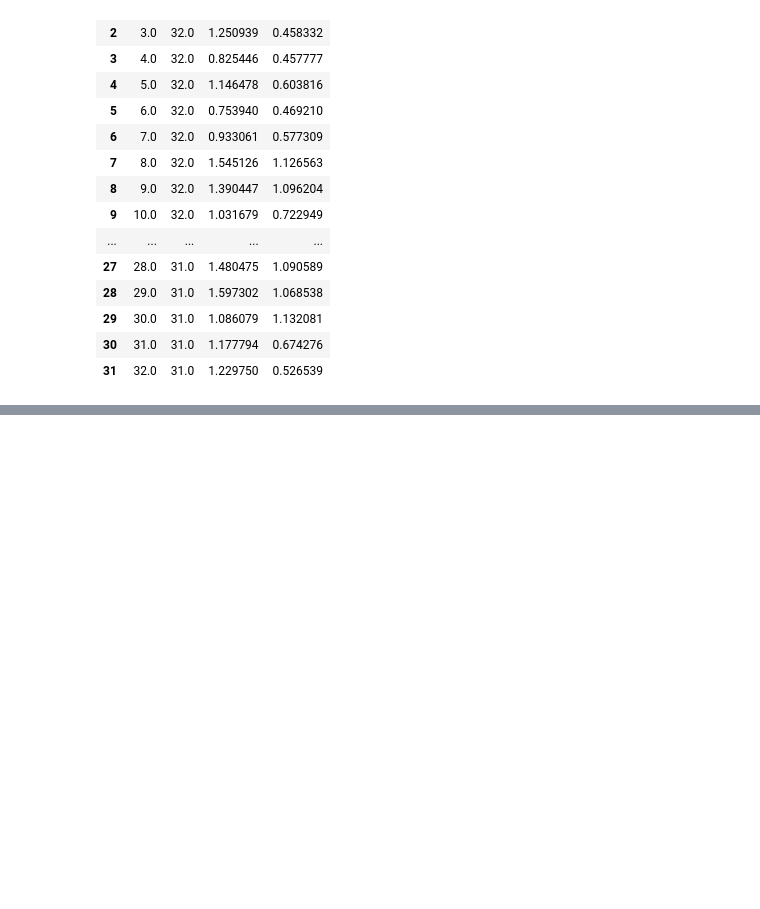
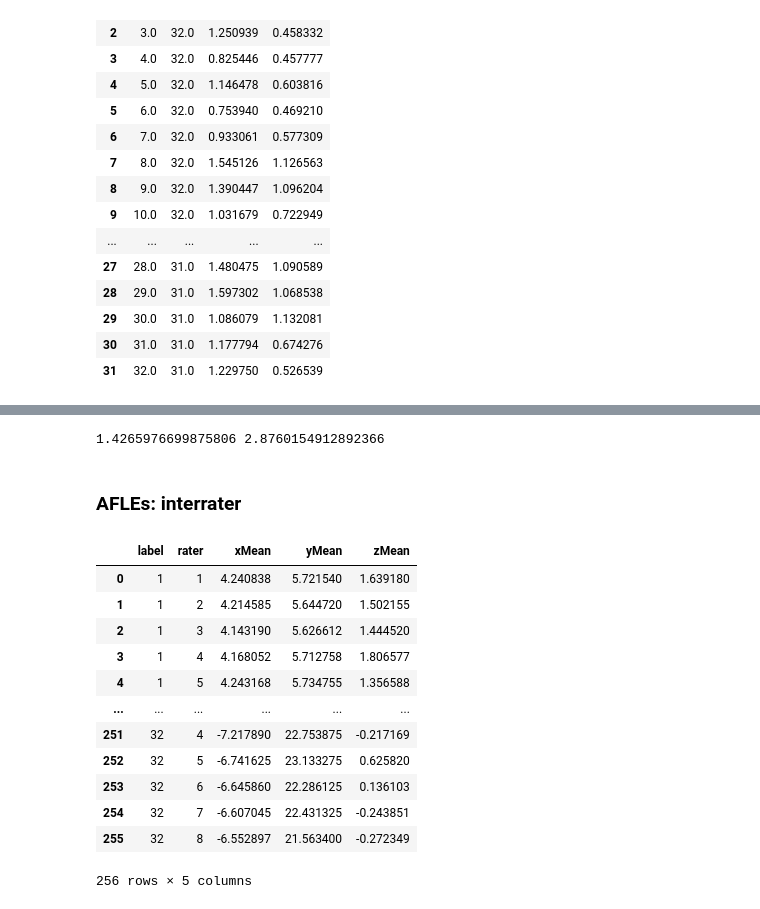
Before and after one commit to sandypearl/AFIDs-Data, a Jupyter notebook: AFLEs_Agile12v2016.ipynb, the cells around one changed output, grey strips where cells are left out. Drawn from its saved outputs; the diff is of its cells as text; code cells hidden in the pictures; blank space fills up the shorter version.

```diff
--- a/AFLEs_Agile12v2016.ipynb
+++ b/AFLEs_Agile12v2016.ipynb
@@ -198,0 +256,43 @@ AFLEs_df
+# %%
+all_mean_intrarater_dists = pairwiseDiffsWithinRater_df["mean_dist"].tolist()
+mn = np.mean(all_mean_intrarater_dists)
+sd = np.std(all_mean_intrarater_dists)
+print(mn,sd)
+# %% [output]
+1.4265976699875806 2.8760154912892366
+# %% [markdown]
+### AFLEs: interrater
+# %%
+#get mean fiducial placements for each rater
+rater_mean_fids = []
+for fid in range(1,33):
+    fid_subset = Agile12v2016_RATER_df.loc[Agile12v2016_RATER_df["label"]==str(fid)]
+    raters = fid_subset["rater"].unique()
+
+    for rater in raters:
+        rater_subset = fid_subset.loc[fid_subset["rater"]==rater]
+        xMean = np.mean([float(x) for x in rater_subset["x"].tolist()])
+        yMean = np.mean([float(y) for y in rater_subset["y"].tolist()])
+        zMean = np.mean([float(z) for z in rater_subset["z"].tolist()])
+
+        toAdd = [fid,rater,xMean,yMean,zMean]
+        rater_mean_fids.append(toAdd)
+
+rater_mean_fids_df = pd.DataFrame(rater_mean_fids,
+                                  columns = ["label","rater","xMean","yMean","zMean"])
+# %%
+rater_mean_fids_df
+# %% [output]
+|  | label | rater | xMean | yMean | zMean |
+| 0 | 1 | 1 | 4.240838 | 5.721540 | 1.639180 |
+| 1 | 1 | 2 | 4.214585 | 5.644720 | 1.502155 |
+| 2 | 1 | 3 | 4.143190 | 5.626612 | 1.444520 |
+| 3 | 1 | 4 | 4.168052 | 5.712758 | 1.806577 |
+| 4 | 1 | 5 | 4.243168 | 5.734755 | 1.356588 |
+| ... | ... | ... | ... | ... | ... |
+| 251 | 32 | 4 | -7.217890 | 22.753875 | -0.217169 |
+| 252 | 32 | 5 | -6.741625 | 23.133275 | 0.625820 |
+| 253 | 32 | 6 | -6.645860 | 22.286125 | 0.136103 |
+| 254 | 32 | 7 | -6.607045 | 22.431325 | -0.243851 |
+| 255 | 32 | 8 | -6.552897 | 21.563400 | -0.272349 |
+256 rows × 5 columns
```
Also changed, not shown: parts of 7 cells of this notebook.
